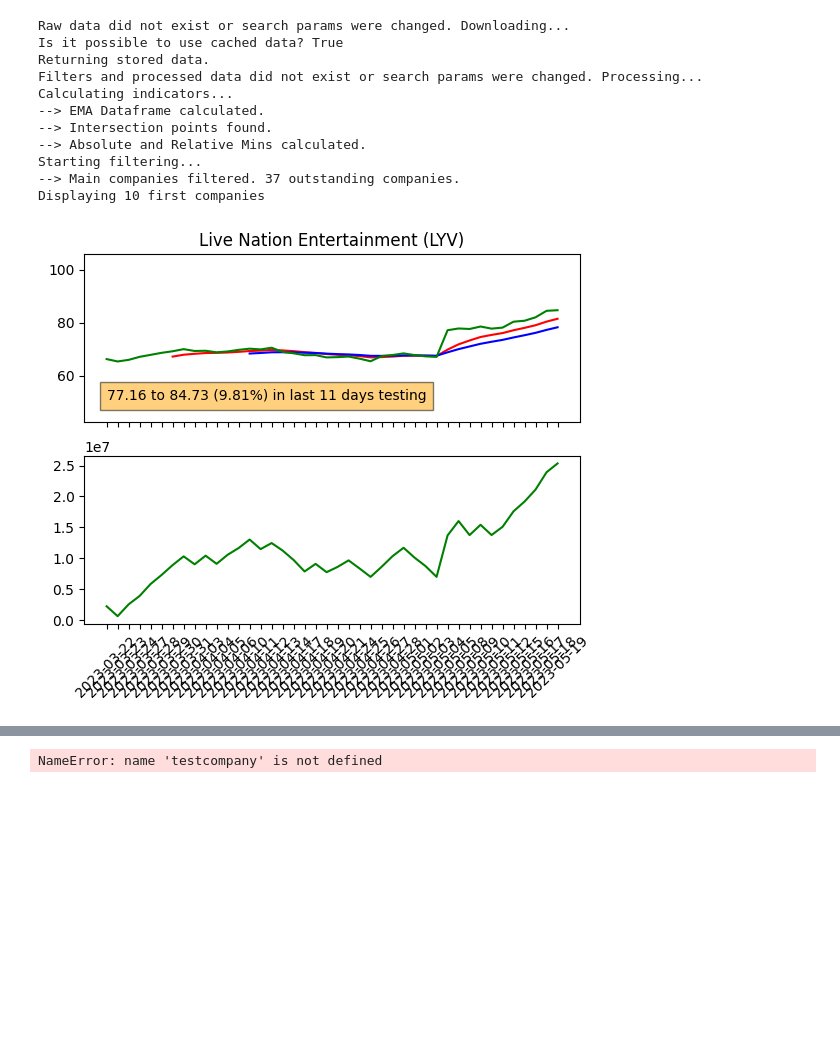
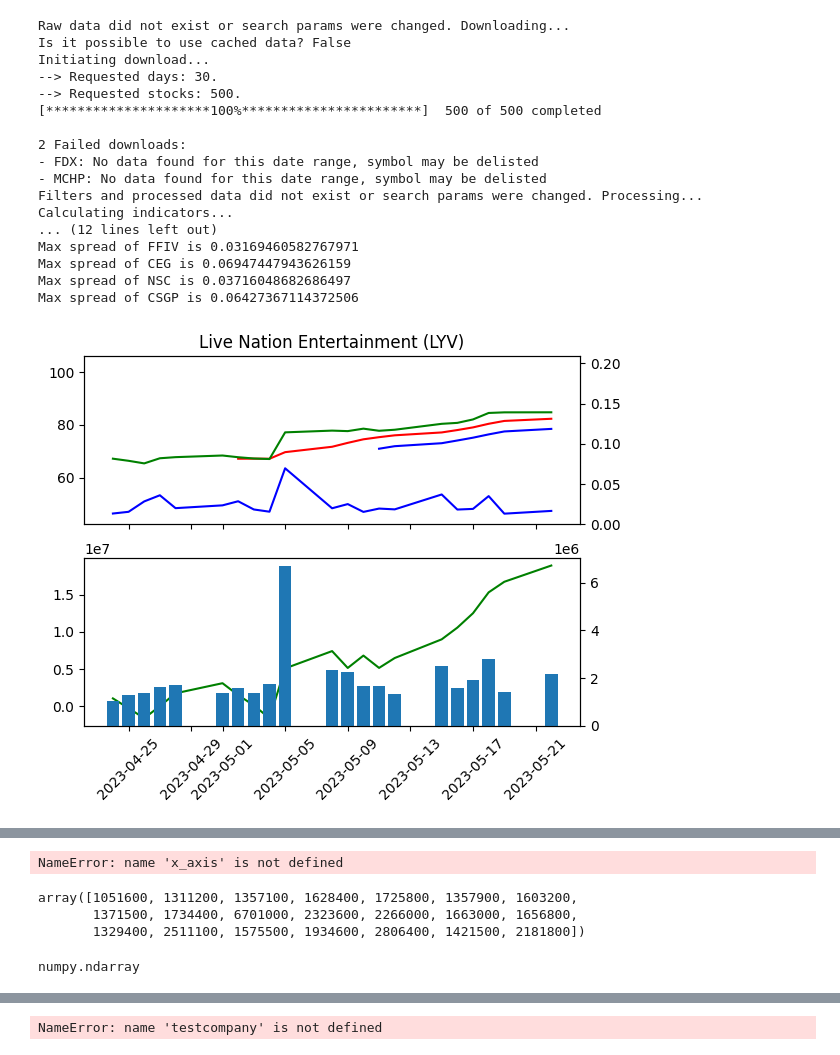
Before and after one commit to pablomleal/TA_Lib, a Jupyter notebook: index.ipynb, the cells around one changed output, grey strips where cells are left out. Drawn from its saved outputs; the diff is of its cells as text; code cells hidden in the pictures; blank space fills up the shorter version.

Commit message:
Added spread and volume to charts, highs and lows DF available

```diff
--- a/index.ipynb
+++ b/index.ipynb
@@ -26,10 +28,10 @@ def get_and_store_raw_data(fromCSV, numberOfStocks=50, daysSince=30):
         (rawdata, spreads, volumes) = retrieve.get_from_CSV()
     else:
         downloadedData = retrieve.get_downloaded_data(tickers_df, numberOfStocks, daysSince)
-        (rawdata, spreads, volumes) = retrieve.distribute_data(downloadedData)
+        (rawdata, spreads, volumes, highs, lows) = retrieve.distribute_data(downloadedData)
         retrieve.save_data(rawdata, spreads, volumes)
 
-    return (rawdata, spreads, volumes, tickers_df)
+    return (rawdata, spreads, volumes, tickers_df, highs, lows)
 
 def processData(closes, volumes, QUICK_EMA_PERIOD=7, SLOW_EMA_PERIOD=14, latestWindow=2):
     print ("Calculating indicators...")
@@ -55,10 +57,10 @@ def plot_one_with_obv(x, EMA_df, closes, OBV_df):
     axs[1].plot(x_axis, OBV_df[x], 'g')
 
 
-def showData(closes, EMA_df, OBV_df, keyStats, filterSet, tickers_df):
+def showData(closes, spreads, volumes, EMA_df, OBV_df, keyStats, filterSet, tickers_df):
     filteredCompanies = viz.filter_companies(keyStats, filterSet)
     #filteredCompanies.to_csv("./logs/filteredCompanies_" + pd.to_datetime('today').strftime('%Y%m%d'))
-    viz.plot_all(closes, EMA_df, OBV_df, filteredCompanies, tickers_df, keyStats, limit=10)
+    viz.plot_all(closes, spreads, volumes, EMA_df, OBV_df, filteredCompanies, tickers_df, keyStats, limit=10)
 # %%
 """
 Filterset Sample. Use 0 or comment for Neutral
@@ -109,16 +111,16 @@ def find_stocks(filterSet, numberOfStocks=500, daysSince=30):
     if (resetMode == 2):
         print ("Raw data did not exist or search params were changed. Downloading...")
         fromCSV = retrieve.from_CSV(daysSince, numberOfStocks)
-
-        (closes, spreads, volumes, tickers_df)= get_and_store_raw_data(fromCSV=fromCSV, numberOfStocks=numberOfStocks, daysSince=daysSince)
+        #fromCSV = True #Overriding
+        (closes, spreads, volumes, tickers_df, highs, lows)= get_and_store_raw_data(fromCSV=fromCSV, numberOfStocks=numberOfStocks, daysSince=daysSince)
 
     if (resetMode >= 1):
         print ("Filters and processed data did not exist or search params were changed. Processing...")
         (EMA_df, OBV_df, keyStats) = processData(closes, volumes, QUICK_EMA_PERIOD=7, SLOW_EMA_PERIOD=14, latestWindow=2)
 
 
-    showData(closes, EMA_df, OBV_df, keyStats, filterSet, tickers_df)
+    showData(closes, spreads, volumes, EMA_df, OBV_df, keyStats, filterSet, tickers_df)
 
-    return (closes, spreads, volumes, EMA_df, keyStats, tickers_df)
+    return (closes, spreads, volumes, EMA_df, keyStats, tickers_df, highs, lows)
 
 #(closes, spreads, EMA_df, keyStats) = find_stocks(filterSet)
@@ -128,22 +127,28 @@ def find_stocks(filterSet, numberOfStocks=500, daysSince=30):
 # %%
 
-(closes, spreads, volumes, EMA_df, keyStats, tickers_df) = find_stocks(numberOfStocks=500, daysSince=60, filterSet=dict({
+(closes, spreads, volumes, EMA_df, keyStats, tickers_df, highs, lows) = find_stocks(numberOfStocks=500, daysSince=30, filterSet=dict({
     #"aboveAvgRatio":0.02,
     "aboveMinAbs":0.0001, #Originally 0.0001
     #"minPositivePeriod":4,
-    "ratioContr":0.5,
-    "latestGrowth":0.001 #Originally 0.005
+    "ratioContr":0,
+    "latestGrowth":0 #Originally 0.005
      }))
 # %% [output]
 Raw data did not exist or search params were changed. Downloading...
-Is it possible to use cached data? True
-Returning stored data.
+Is it possible to use cached data? False
+Initiating download...
+--> Requested days: 30.
+--> Requested stocks: 500.
+[*********************100%***********************]  500 of 500 completed
+
+2 Failed downloads:
+- FDX: No data found for this date range, symbol may be delisted
+- MCHP: No data found for this date range, symbol may be delisted
 Filters and processed data did not exist or search params were changed. Processing...
 Calculating indicators...
---> EMA Dataframe calculated.
---> Intersection points found.
---> Absolute and Relative Mins calculated.
-Starting filtering...
---> Main companies filtered. 37 outstanding companies.
-Displaying 10 first companies
+... (12 lines left out)
+Max spread of FFIV is 0.03169460582767971
+Max spread of CEG is 0.06947447943626159
+Max spread of NSC is 0.03716048682686497
+Max spread of CSGP is 0.06427367114372506
-[figure, old version]
+[figure, new version]
@@ -159,3 +171,18 @@ Displaying 10 first companies
+# %%
+x_axis.values
+# %% [output]
+NameError: name 'x_axis' is not defined
+# %%
+volumes['LYV'].values
+# %% [output]
+array([1051600, 1311200, 1357100, 1628400, 1725800, 1357900, 1603200,
+       1371500, 1734400, 6701000, 2323600, 2266000, 1663000, 1656800,
+       1329400, 2511100, 1575500, 1934600, 2806400, 1421500, 2181800])
+# %%
+type(closes.index.values
+    )
+# %% [output]
+numpy.ndarray
 # %%
 import talib
 
```
Also changed, not shown: parts of 7 cells of this notebook, 10 other files.
